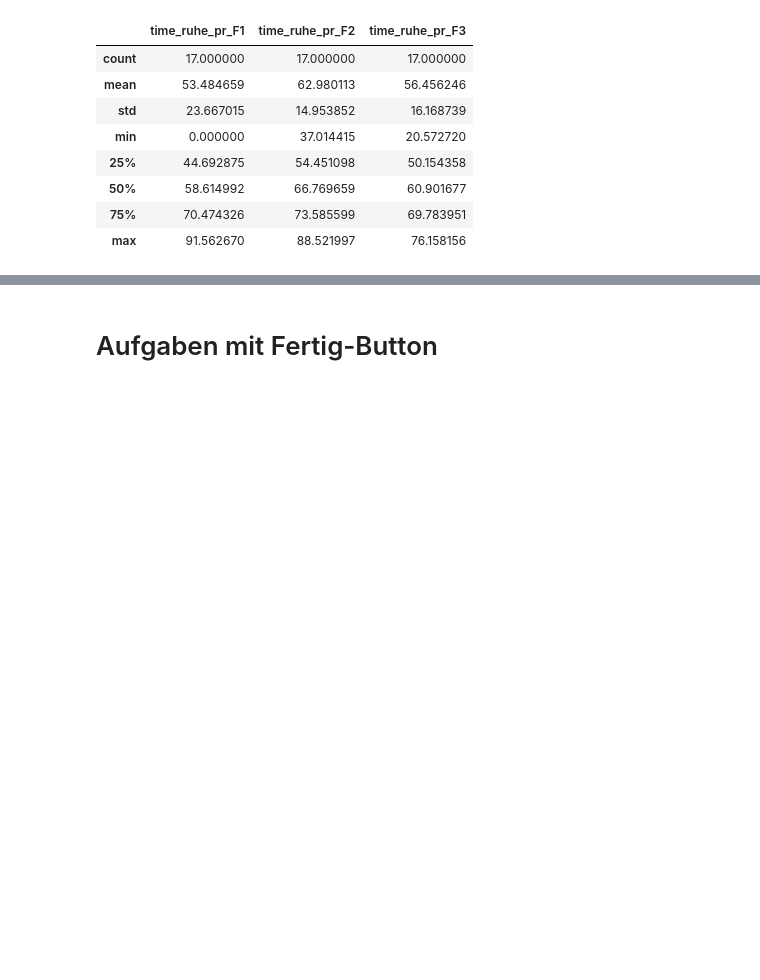
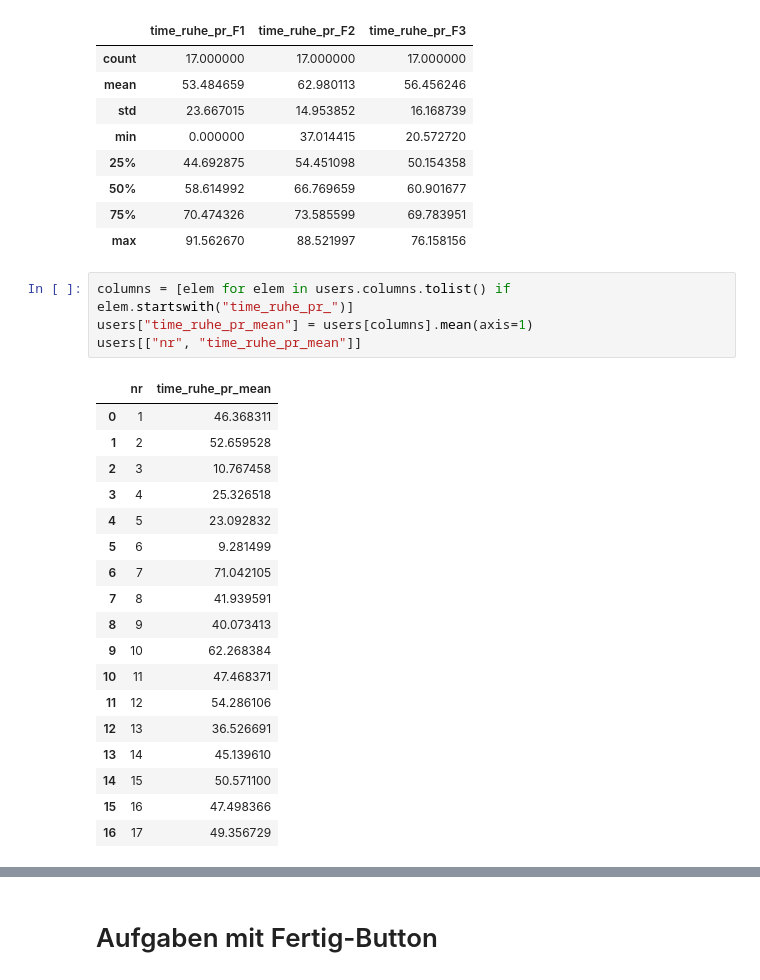
Before and after one commit to isabelvonah/ba, a Jupyter notebook: analysis/05_analysis.ipynb, the cells around one changed output, grey strips where cells are left out. Cells and saved outputs as stored; diff of their text form; blank space fills up the shorter version.

```diff
--- a/analysis/05_analysis.ipynb
+++ b/analysis/05_analysis.ipynb
@@ -309,3 +309,26 @@ users[columns].describe()
 | 50% | 58.614992 | 66.769659 | 60.901677 |
 | 75% | 70.474326 | 73.585599 | 69.783951 |
 | max | 91.562670 | 88.521997 | 76.158156 |
+# %%
+columns = [elem for elem in users.columns.tolist() if elem.startswith("time_ruhe_pr_")]
+users["time_ruhe_pr_mean"] = users[columns].mean(axis=1)
+users[["nr", "time_ruhe_pr_mean"]]
+# %% [output]
+|  | nr | time_ruhe_pr_mean |
+| 0 | 1 | 46.368311 |
+| 1 | 2 | 52.659528 |
+| 2 | 3 | 10.767458 |
+| 3 | 4 | 25.326518 |
+| 4 | 5 | 23.092832 |
+| 5 | 6 | 9.281499 |
+| 6 | 7 | 71.042105 |
+| 7 | 8 | 41.939591 |
+| 8 | 9 | 40.073413 |
+| 9 | 10 | 62.268384 |
+| 10 | 11 | 47.468371 |
+| 11 | 12 | 54.286106 |
+| 12 | 13 | 36.526691 |
+| 13 | 14 | 45.139610 |
+| 14 | 15 | 50.571100 |
+| 15 | 16 | 47.498366 |
+| 16 | 17 | 49.356729 |
```
Also changed, not shown: parts of 3 cells of this notebook, 1 other file.
